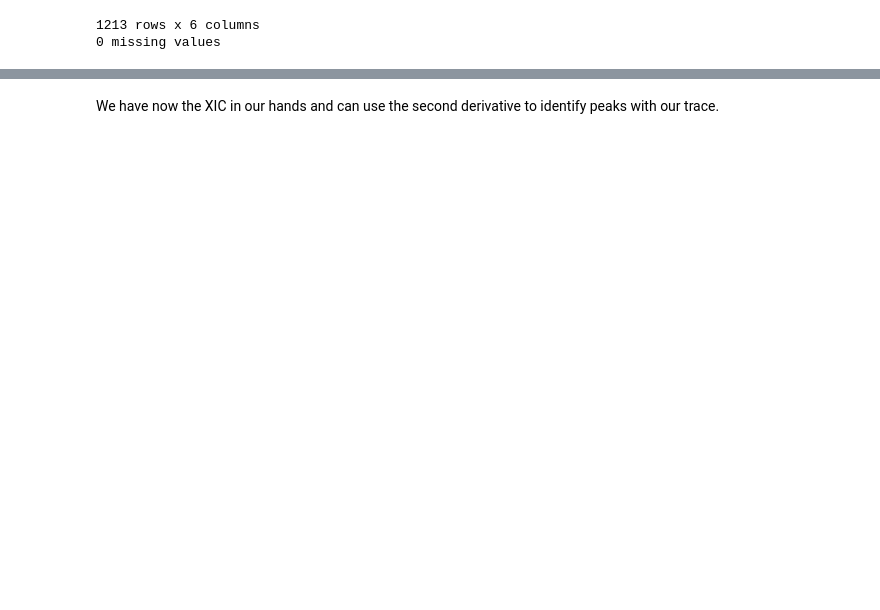
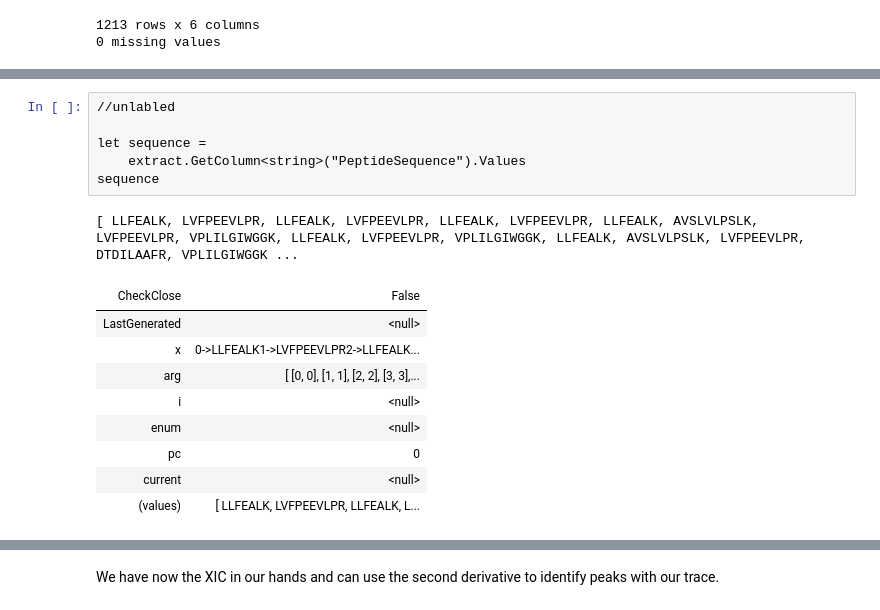
Before and after one commit to paulineHans/BIO-BTE-06-L-7, a Jupyter notebook: Notebooks/NB05a_Quantification.ipynb, the cells around one changed output, grey strips where cells are left out. Drawn from its saved outputs; the diff is of its cells as text; blank space fills up the shorter version.

```diff
--- a/Notebooks/NB05a_Quantification.ipynb
+++ b/Notebooks/NB05a_Quantification.ipynb
@@ -154,0 +172,17 @@ data
+# %%
+//unlabled
+
+let sequence =
+    extract.GetColumn<string>("PeptideSequence").Values
+sequence
+# %% [output]
+[ LLFEALK, LVFPEEVLPR, LLFEALK, LVFPEEVLPR, LLFEALK, LVFPEEVLPR, LLFEALK, AVSLVLPSLK, LVFPEEVLPR, VPLILGIWGGK, LLFEALK, LVFPEEVLPR, VPLILGIWGGK, LLFEALK, AVSLVLPSLK, LVFPEEVLPR, DTDILAAFR, VPLILGIWGGK ...
+| CheckClose | False |
+| LastGenerated | <null> |
+| x | 0->LLFEALK1->LVFPEEVLPR2->LLFEALK... |
+| arg | [ [0, 0], [1, 1], [2, 2], [3, 3],... |
+| i | <null> |
+| enum | <null> |
+| pc | 0 |
+| current | <null> |
+| (values) | [ LLFEALK, LVFPEEVLPR, LLFEALK, L... |
```
Also changed, not shown: parts of 14 cells of this notebook, 1 other file.
